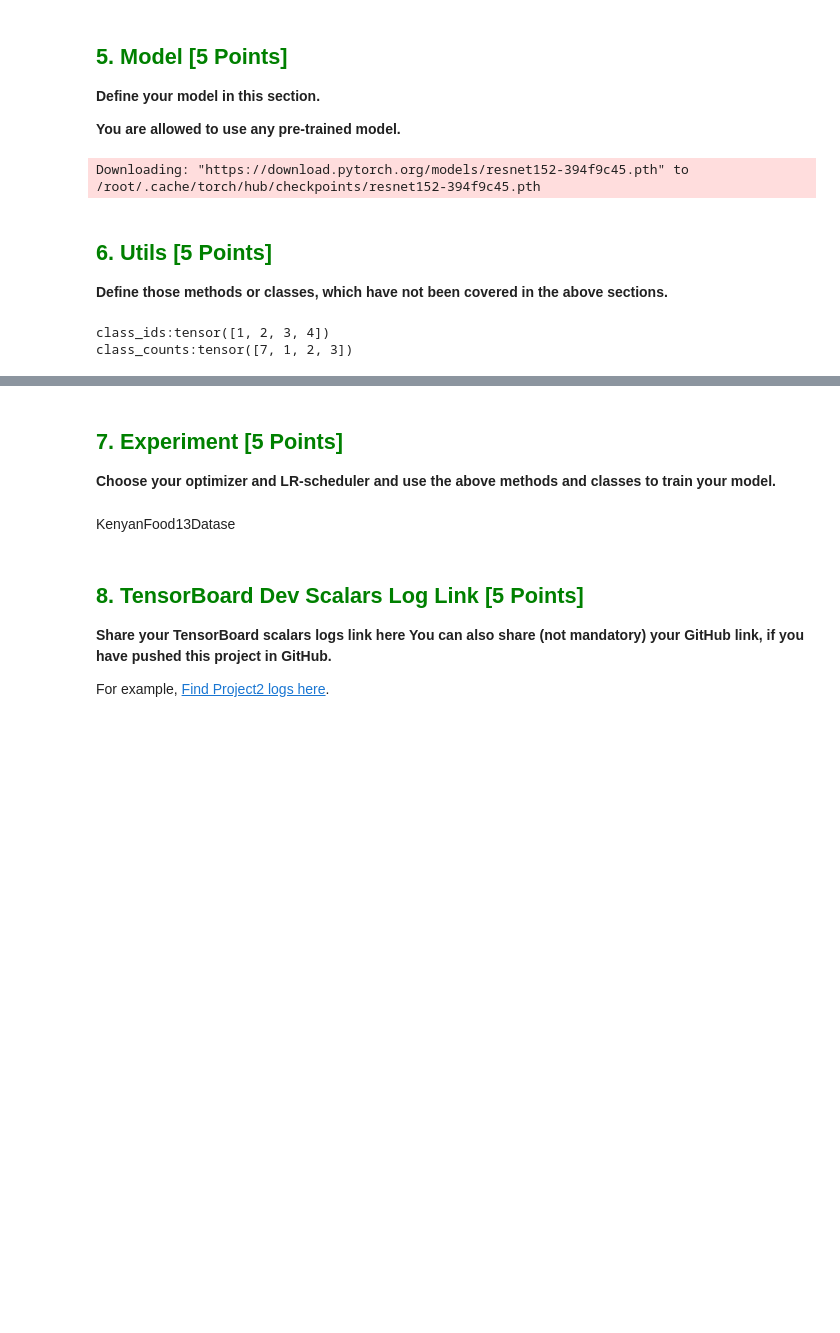
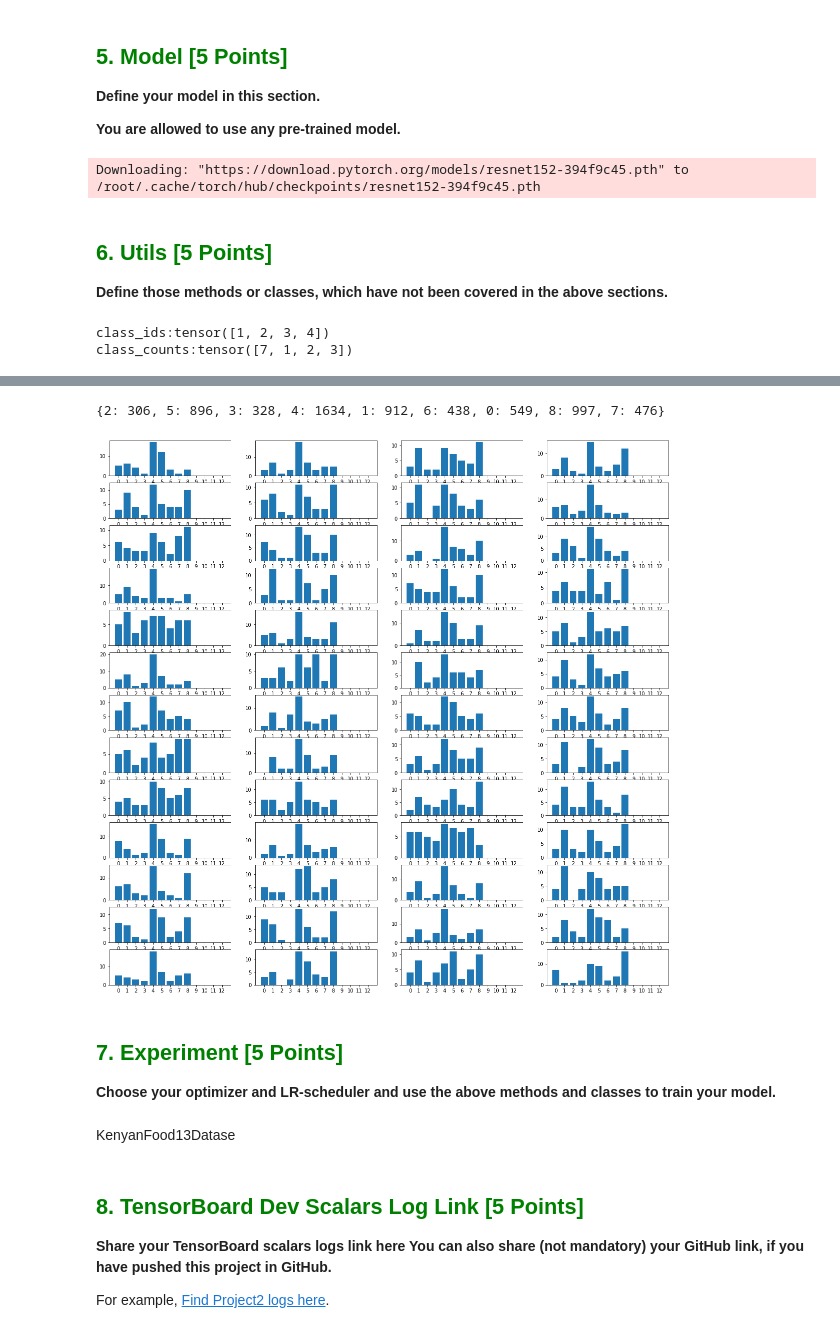
Before and after one commit to caq05630/OpenCV_Kaggle_Project2, a Jupyter notebook: project2.ipynb, the cells around one changed output, grey strips where cells are left out. Drawn from its saved outputs; the diff is of its cells as text; code cells hidden in the pictures; blank space fills up the shorter version.

```diff
--- a/project2.ipynb
+++ b/project2.ipynb
@@ -173,6 +173,7 @@ class KenyanFood13Dataset(Dataset):
         self.dict_classes = dict(enumerate(self.img_labels['class'].unique()))
         self.transform = transform
 
+        # weigths of each class normalized (total = 1.0)
         def _inverse_ratio():
             """calculate inverse ratio of number of each classes for weighted sampler usage"""
             series = self.img_labels['class'].value_counts()
@@ -181,8 +182,8 @@ class KenyanFood13Dataset(Dataset):
                 series.iloc[index] = series.iloc[index]/total
             return series
 
-        # weigths of each class normalized (total = 1.0)
-        self.weights = _inverse_ratio()
+
+        self.class_weights = 1/self.img_labels['class'].value_counts()
 
 
 
@@ -290,7 +291,7 @@ class SystemConfiguration:
 # Specifiy all the data needed in dataclass named TrainingConfiguration
 @dataclass
 class TrainingConfiguration:
-    batch_size: int = 20
+    batch_size: int = 52
     epoch_count: int = 5
     init_learning_rate: float = 0.001
     log_interval: int = 5
@@ -620,0 +569,3 @@ def visualize_batch_data(dataloader, with_visual_chart = True):
+# %%
+dict_classes = {1:"Hello", 2:"kuni"}
+list(range(len(dict_classes)))
@@ -665,9 +738,12 @@ else:
 # %%
+from torch.utils.data import WeightedRandomSampler
 kenyan_dataset = KenyanFood13Dataset(transform = image_preprocess_transforms())
-print(kenyan_dataset.dict_classes)
-data_loader = DataLoader(kenyan_dataset, batch_size = tc.batch_size, shuffle = False)
-
-# chapati,  kukuchoma, idxs_seen = visualzie_dataloader(data_loader)
+weight_sampler = WeightedRandomSampler(weights=kenyan_dataset.class_weights, num_samples=len(kenyan_dataset), replacement=True)
+data_loader = DataLoader(kenyan_dataset, sampler = weight_sampler, batch_size = tc.batch_size, shuffle = False)
+visualize_batch_data(data_loader, with_class_string = False)
+# %% [output]
+{2: 306, 5: 896, 3: 328, 4: 1634, 1: 912, 6: 438, 0: 549, 8: 997, 7: 476}
+[figure, added]
 # %% [markdown]
 ## <font style="color:green">7. Experiment [5 Points]</font>
 
```
Also changed, not shown: parts of 12 cells of this notebook.
